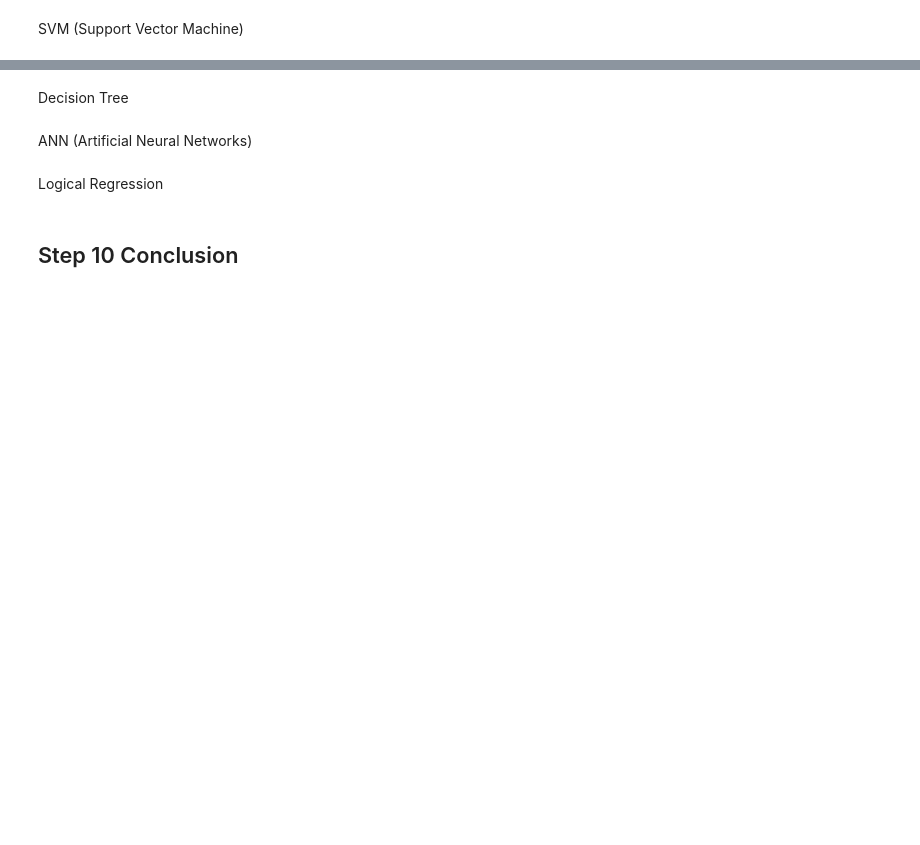
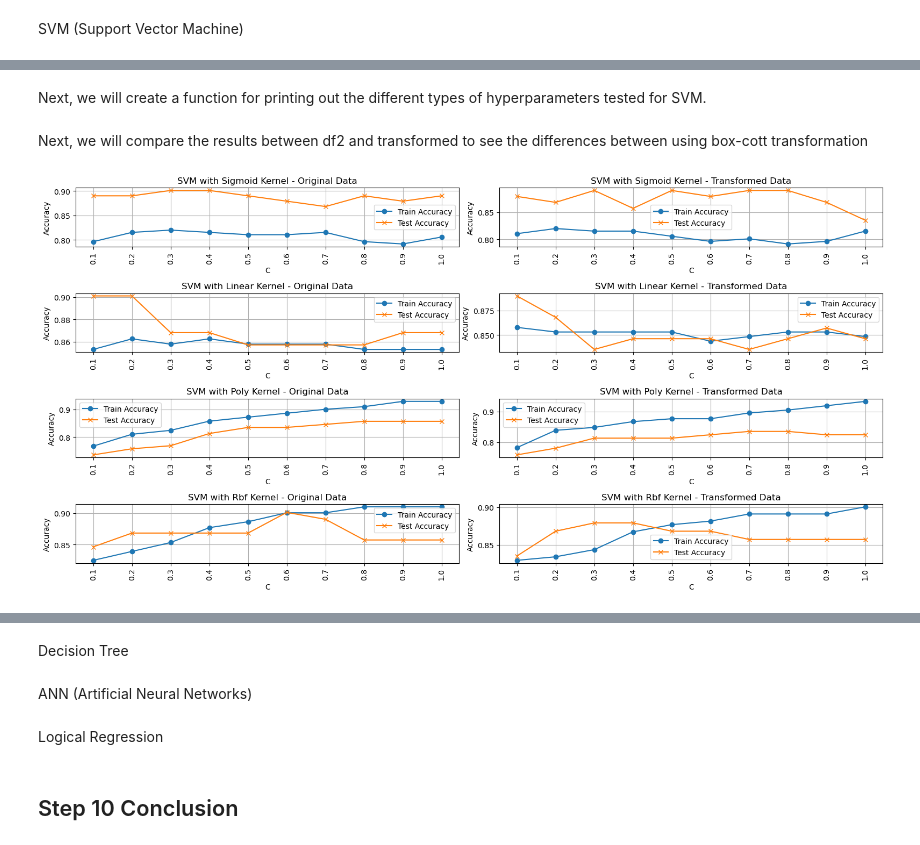
Before and after one commit to tgw6201/SC1015, a Jupyter notebook: miniProj.ipynb, the cells around one changed output, grey strips where cells are left out. Cells and saved outputs as stored; diff of their text form; code cells hidden in the pictures; blank space fills up the shorter version.

```diff
--- a/miniProj.ipynb
+++ b/miniProj.ipynb
@@ -784,3 +785,3 @@ def customize_split(df):
 # %%
-df2_X_train, df2_X_test, df2_y_train, df2_y_test, ptrain_df2, ptest_df2 = customize_split(df2)
-transformed_X_train, transformed_X_test, transformed_y_train, transformed_y_test, ptrain_df2, ptest_df2 = customize_split(transformed)
+df2_X_train, df2_X_test, df2_y_train, df2_y_test = custom_split(df2)
+transformed_X_train, transformed_X_test, transformed_y_train, transformed_y_test= custom_split(transformed)
@@ -854,0 +828,17 @@ SVM (Support Vector Machine)
+# %%
+def train_svm_model(X_train, X_test, y_train, y_test, kernel='rbf', C=1.0):
+    # Instantiate SVM classifier
+    svm_model = SVC(kernel=kernel, C=C)
+
+    # Train the model
+    svm_model.fit(X_train, y_train)
+
+    # Make predictions on training and testing data
+    train_preds = svm_model.predict(X_train)
+    test_preds = svm_model.predict(X_test)
+
+    # Calculate accuracies
+    train_accuracy = accuracy_score(y_train, train_preds)
+    test_accuracy = accuracy_score(y_test, test_preds)
+
+    return train_accuracy, test_accuracy
@@ -854,0 +847,18 @@ SVM (Support Vector Machine)
+# %%
+from itertools import product
+
+def svm_hyperparameter_tuning(X_train, X_test, y_train, y_test, kernels=['rbf', 'linear', 'poly', 'sigmoid'],
+                              C_start=0.1, C_end=1.0, C_step=0.1):
+    results = []
+
+    # Generate C values in the specified range with the given step size
+    C_values = [round(C, 1) for C in np.arange(C_start, C_end + C_step, C_step)]
+
+    # Iterate over all combinations of kernels and C values
+    for kernel, C in product(kernels, C_values):
+        train_accuracy, test_accuracy = train_svm_model(X_train, X_test, y_train, y_test, kernel=kernel, C=C)
+        results.append((kernel, C, train_accuracy, test_accuracy))
+
+    return results
+# %% [markdown]
+Next, we will create a function for printing out the different types of hyperparameters tested for SVM.
@@ -854,0 +916,9 @@ SVM (Support Vector Machine)
+# %% [markdown]
+Next, we will compare the results between df2 and transformed to see the differences between using box-cott transformation
+# %%
+svmtransformedResult = svm_hyperparameter_tuning(transformed_X_train, transformed_X_test, transformed_y_train, transformed_y_test)
+svmdf2Result = svm_hyperparameter_tuning(df2_X_train, df2_X_test, df2_y_train, df2_y_test)
+# %%
+plot_svm_results(svmdf2Result,svmtransformedResult)
+# %% [output]
+[figure, added]
```
Also changed, not shown: parts of 54 cells of this notebook.
